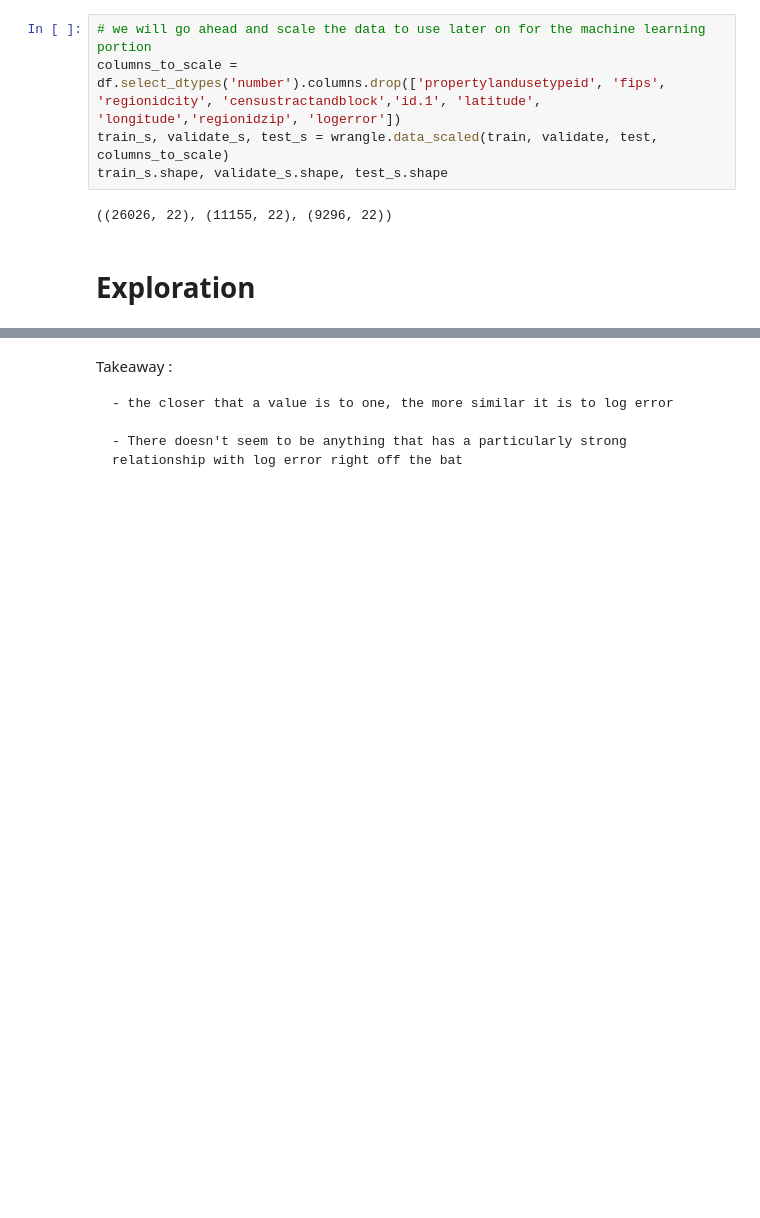
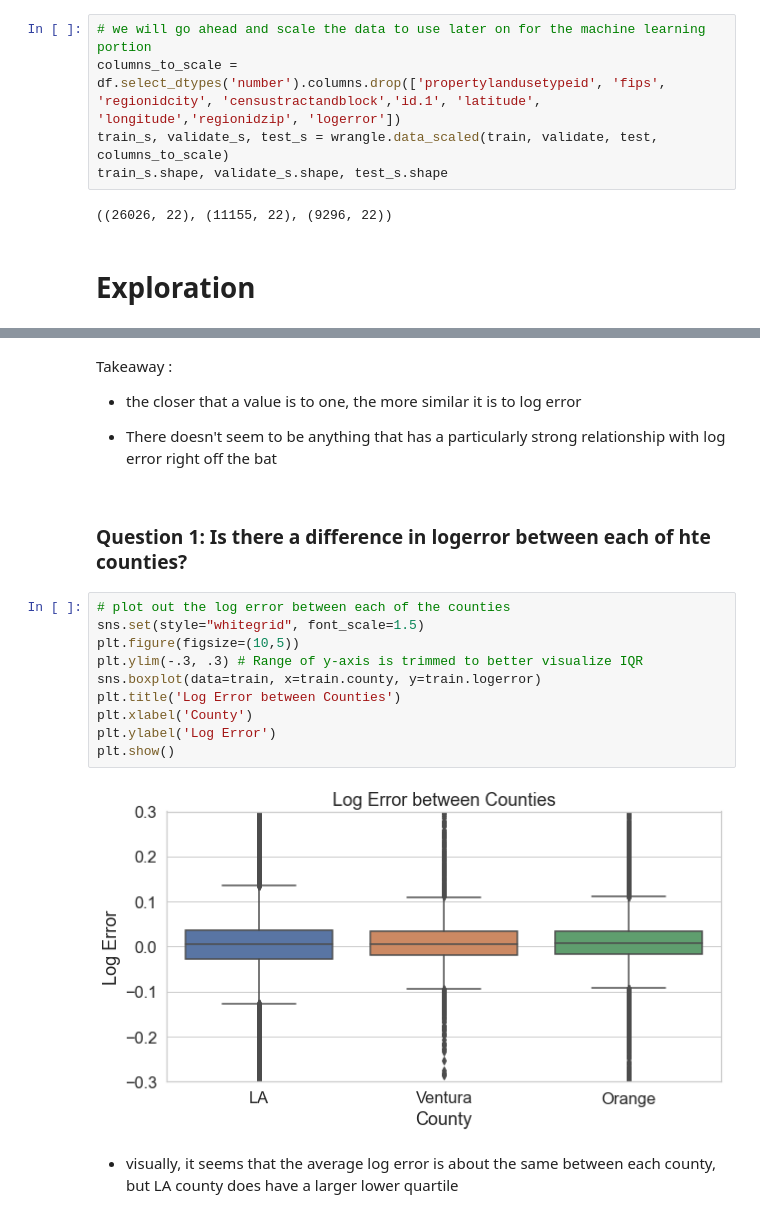
Before and after one commit to codyclonts/zillow_clustering_project, a Jupyter notebook: final_report.ipynb, the cells around one changed output, grey strips where cells are left out. Drawn from its saved outputs; the diff is of its cells as text; blank space fills up the shorter version.

```diff
--- a/final_report.ipynb
+++ b/final_report.ipynb
@@ -87,6 +104,22 @@ Name: logerror, dtype: float64
 # %% [markdown]
 Takeaway :
 
-    - the closer that a value is to one, the more similar it is to log error
+- the closer that a value is to one, the more similar it is to log error
 
-    - There doesn't seem to be anything that has a particularly strong relationship with log error right off the bat
+- There doesn't seem to be anything that has a particularly strong relationship with log error right off the bat
+# %% [markdown]
+### Question 1: Is there a difference in logerror between each of hte counties?
+# %%
+# plot out the log error between each of the counties
+sns.set(style="whitegrid", font_scale=1.5)
+plt.figure(figsize=(10,5))
+plt.ylim(-.3, .3) # Range of y-axis is trimmed to better visualize IQR
+sns.boxplot(data=train, x=train.county, y=train.logerror)
+plt.title('Log Error between Counties')
+plt.xlabel('County')
+plt.ylabel('Log Error')
+plt.show()
+# %% [output]
+[figure, added]
+# %% [markdown]
+- visually, it seems that the average log error is about the same between each county, but LA county does have a larger lower quartile
```
Also changed, not shown: parts of 20 cells of this notebook.
